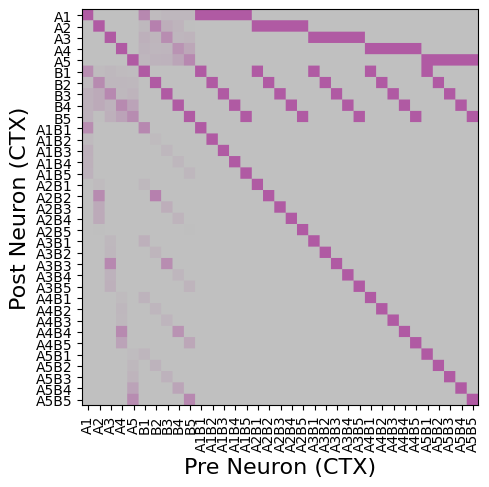
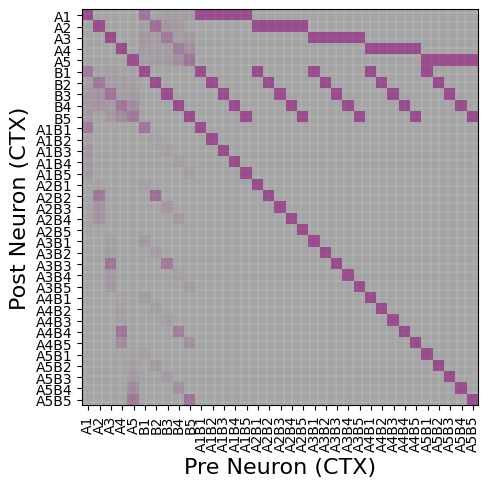
Unified diff of the notebook cell whose output changed from the first chart to the second:
--- before
+++ after
@@ -1,7 +1,12 @@
 fig = plt.figure(figsize=(5, 6))
-plt.imshow(
-    network.ctx_ctx[full_ordered_indices_ctx][:, full_ordered_indices_ctx],
-    cmap=gray_purple,
-)
+ax = plt.gca()
+panel = network.ctx_ctx[full_ordered_indices_ctx][:, full_ordered_indices_ctx].detach().cpu().numpy()
+ax.imshow(panel, cmap=gray_purple, interpolation="nearest")
+
+n_rows, n_cols = panel.shape
+for x in range(1, n_cols):
+    ax.axvline(x - 0.5, color="black", linewidth=0.18, alpha=0.28)
+for y in range(1, n_rows):
+    ax.axhline(y - 0.5, color="black", linewidth=0.18, alpha=0.28)
 
 labels = [f"A{i + 1}" for i in range(5)] + [f"B{i + 1}" for i in range(5)]
@@ -11,9 +16,5 @@
 
 plt.yticks(positions + episode_positions, labels + episode_labels)
-plt.xticks(
-    positions + episode_positions,
-    labels + episode_labels,
-    rotation=90,
-)
+plt.xticks(positions + episode_positions, labels + episode_labels, rotation=90)
 plt.xlabel("Pre Neuron (CTX)", fontsize=16)
 plt.ylabel("Post Neuron (CTX)", fontsize=16)

Commit: theoretical semantic structure included